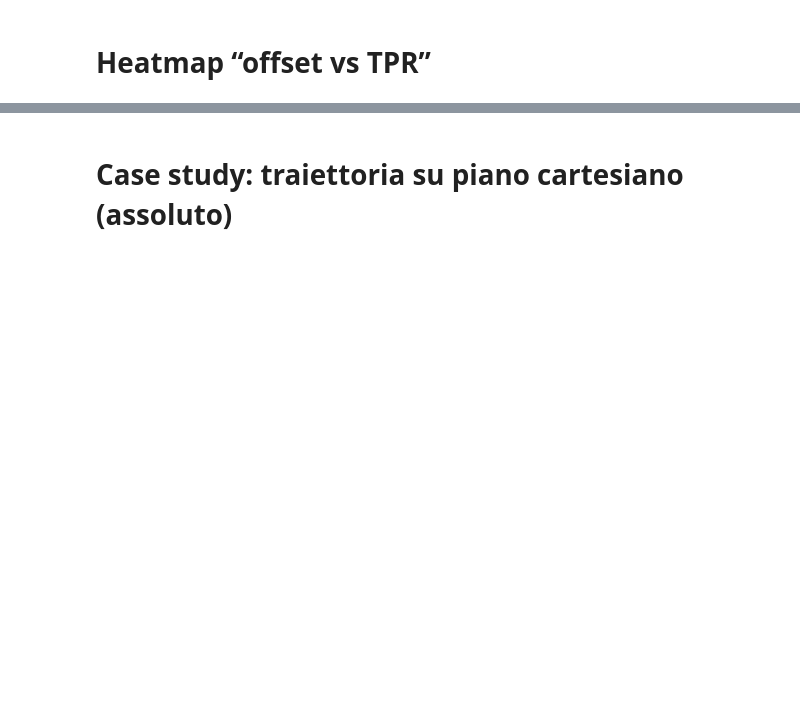
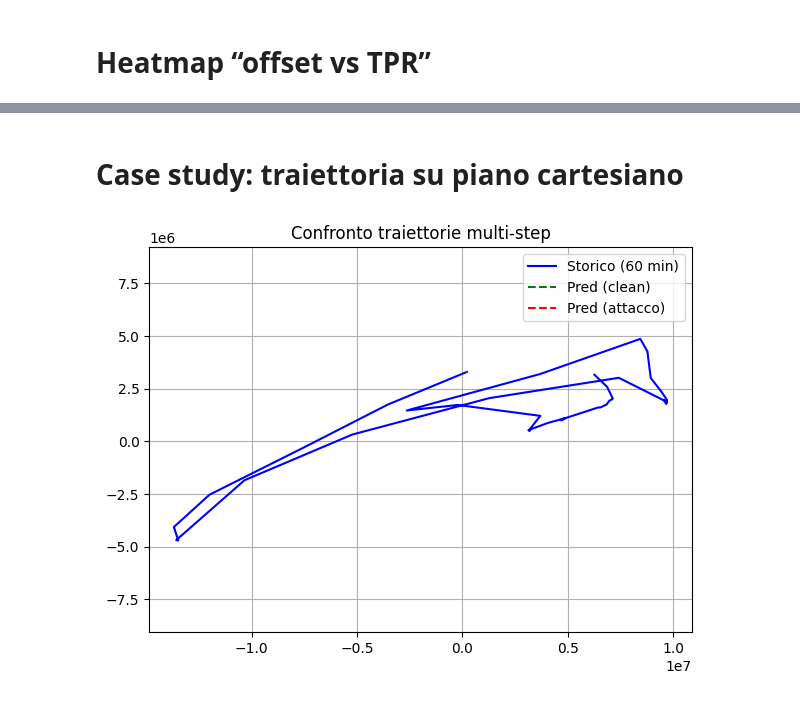
Before and after one commit to matteraggi/maritimeAIS, a Jupyter notebook: TrainingAIS.ipynb, the cells around one changed output, grey strips where cells are left out. Drawn from its saved outputs; the diff is of its cells as text; code cells hidden in the pictures; blank space fills up the shorter version.

```diff
--- a/TrainingAIS.ipynb
+++ b/TrainingAIS.ipynb
@@ -742,0 +735,14 @@ IndexError: index 150272 is out of bounds for axis 0 with size 21478
+# %%
+def generate_future(model, X_test, i, steps=60):
+    seq = torch.tensor(X_test[i:i+1], dtype=torch.float32)
+
+    if USE_RELATIVE:
+        last_xy_abs = denorm_xy(X_test[i, -1, :2].reshape(1,2))[0]
+        return generate_future_relative(model, seq, last_xy_abs, steps)
+    else:
+        preds_norm = generate_future_absolute(model, seq, steps)
+        return denorm_xy(preds_norm)  # coordinate assolute
+
+print(i, len(X_test))
+i = np.random.randint(0, len(X_test))
+future_traj = generate_future(model, X_test, i, steps=60)
@@ -782,28 +797,54 @@ plt.show()
 # %% [markdown]
-# **Case study: traiettoria su piano cartesiano (assoluto)**
+# **Case study: traiettoria su piano cartesiano**
 # %%
 steps = 60
+
 if USE_RELATIVE:
+    # INPUT RELATIVO → già in metri
     seq_init = torch.tensor(X_test[i:i+1], dtype=torch.float32)
-    last_xy_abs = denorm_xy(X_test[i, -1, :2])
-    traj_clean = rollout_relative(model, seq_init, last_xy_abs, steps)
-    X_attack_i, _ = simulate_silent_drift(X_test[i:i+1], std_x_m=STD_X_M, meters=DRIFT_METERS, prob=1.0)
-    traj_attack = rollout_relative(model, torch.tensor(X_attack_i, dtype=torch.float32), last_xy_abs, steps)
+
+    # posizione assoluta dell’ultimo punto
+    last_xy_abs = denorm_xy(X_test[i, -1, :2].reshape(1,2))[0]
+
+    # generazione pulita
+    traj_clean = generate_future_relative(model, seq_init, last_xy_abs, steps)
+
+    # attacco relativo corretto
+    X_attack_i, _ = simulate_silent_drift_relative(X_test[i:i+1], meters=DRIFT_METERS, prob=1.0)
+    traj_attack = generate_future_relative(model, torch.tensor(X_attack_i, dtype=torch.float32), last_xy_abs, steps)
+
+    # storico denormalizzato
+    hist_abs = denorm_xy(X_test[i,:,:2])
+
 else:
-    xy_hist_den  = denorm_xy(X_test[i][:,:2])
-    traj_clean  = generate_full_trajectory(model, torch.tensor(X_test[i:i+1],dtype=torch.float32), steps)
-    X_attack_i, _ = simulate_silent_drift(X_test[i:i+1], std_x_m=STD_X_M, meters=DRIFT_METERS, prob=1.0)
-    traj_attack = generate_full_trajectory(model, torch.tensor(X_attack_i, dtype=torch.float32), steps)
-    traj_clean = denorm_xy(traj_clean)
-    traj_attack = denorm_xy(traj_attack)
-    xy_true_next = true_future_traj(df_test, owners_test, i, steps=steps)
+    # INPUT ASSOLUTO → normalizzato
+    seq_init = torch.tensor(X_test[i:i+1], dtype=torch.float32)
+
+    # generazione pulita normalizzata → poi denormalizzo
+    traj_clean_norm = generate_future_absolute(model, seq_init, steps)
+    traj_clean = denorm_xy(traj_clean_norm)
+
+    # attacco assoluto
+    X_attack_i, _ = simulate_silent_drift_absolute(X_test[i:i+1], std_x_m=STD_X_M, meters=DRIFT_METERS, prob=1.0)
+    traj_attack_norm = generate_future_absolute(model, torch.tensor(X_attack_i, dtype=torch.float32), steps)
+    traj_attack = denorm_xy(traj_attack_norm)
+
+    # storico denormalizzato
+    hist_abs = denorm_xy(X_test[i,:,:2])
+
+    # ground truth futuro (solo se disponibile)
+    # xy_true_next = true_future_traj(df_test, owners_test, i, steps=steps)
 
 plt.figure(figsize=(7,5))
-plt.plot(denorm_xy(X_test[i][:,:2])[:,0], denorm_xy(X_test[i][:,:2])[:,1], 'b-', label="Storico (60 min)")
+plt.plot(hist_abs[:,0], hist_abs[:,1], 'b-', label="Storico (60 min)")
+
 if not USE_RELATIVE and xy_true_next is not None:
     plt.plot(xy_true_next[:,0], xy_true_next[:,1], 'b-', alpha=0.4, label="Reale (futuro)")
+
 plt.plot(traj_clean[:,0], traj_clean[:,1], 'g--', label="Pred (clean)")
 plt.plot(traj_attack[:,0], traj_attack[:,1], 'r--', label="Pred (attacco)")
 plt.axis('equal'); plt.grid(True)
 plt.legend(); plt.title("Confronto traiettorie multi-step")
 plt.show()
+# %% [output]
+[figure, added]
```
Also changed, not shown: parts of 15 cells of this notebook.
